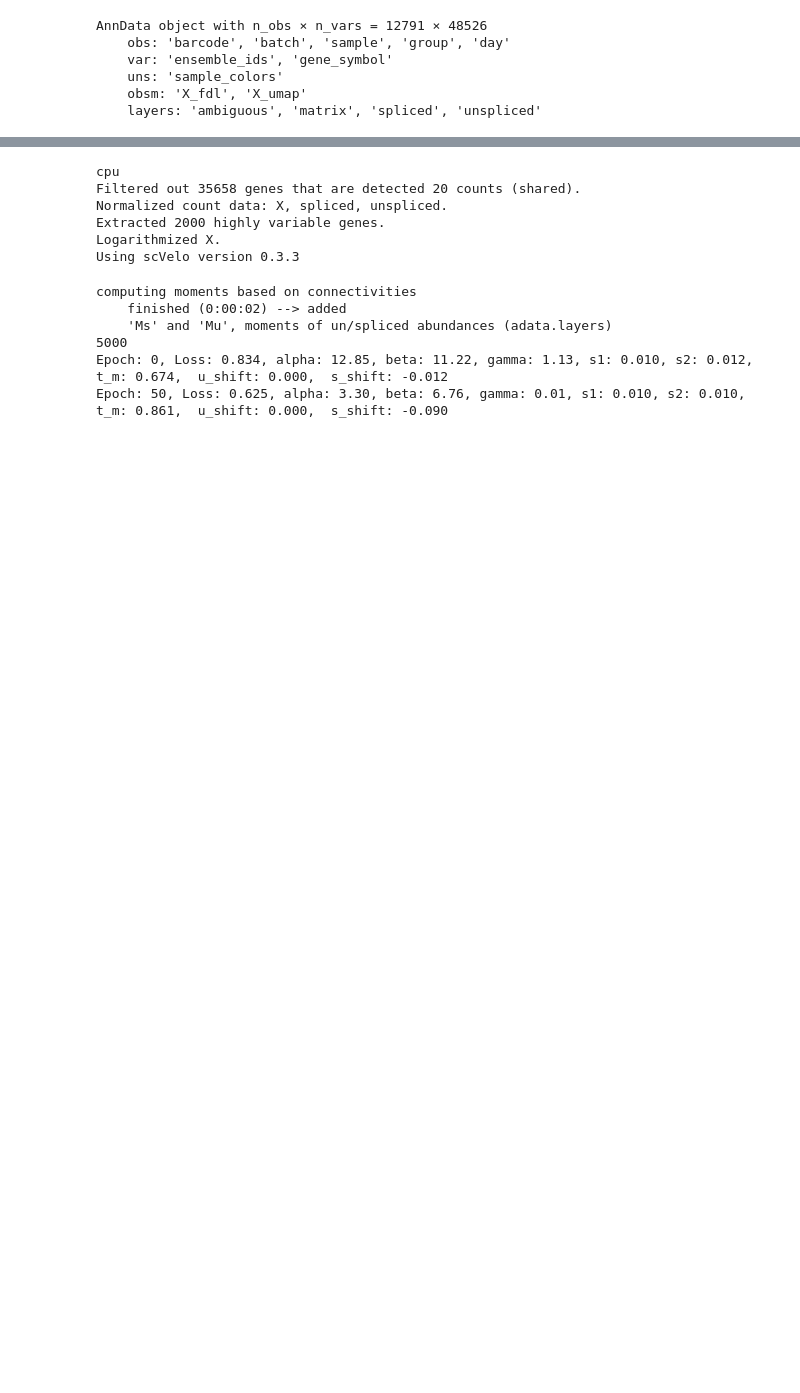
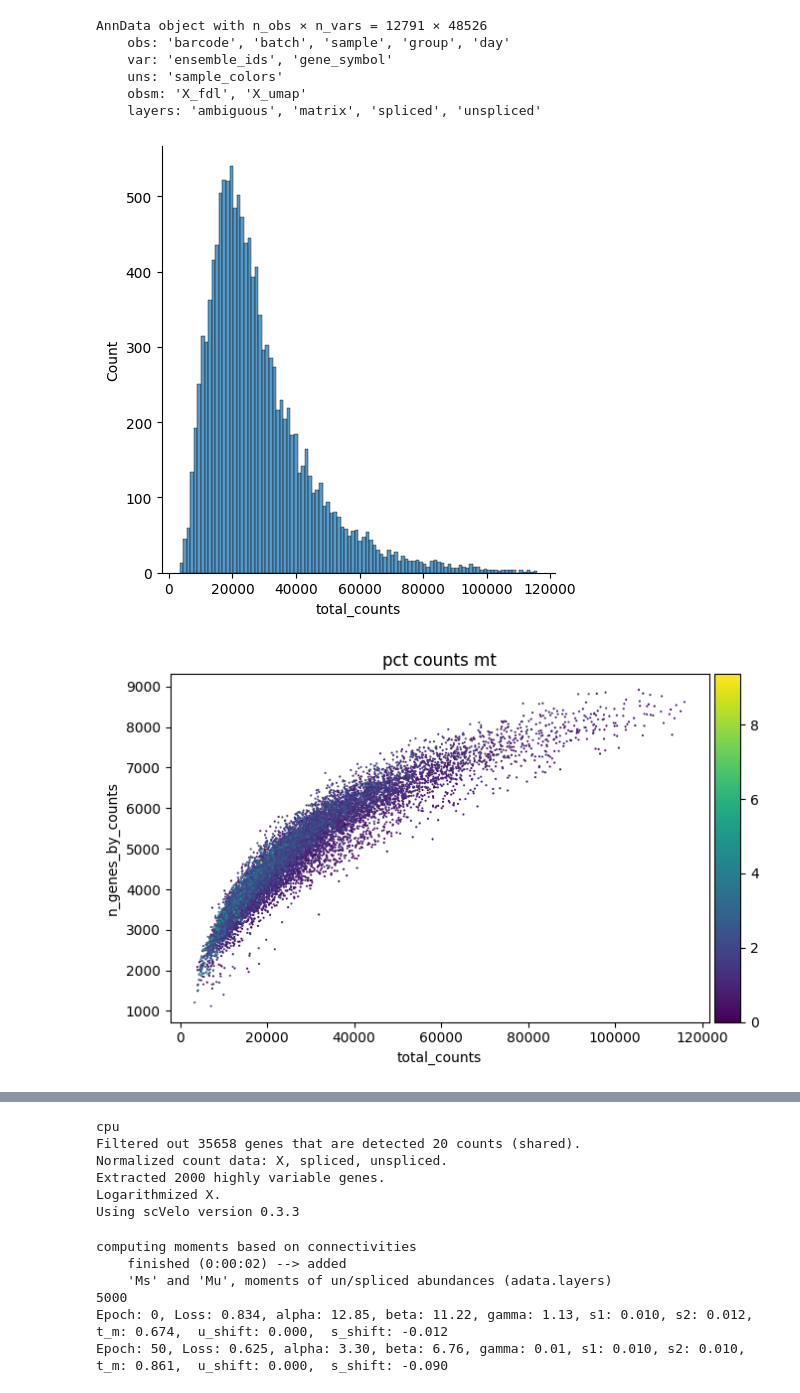
Before and after one commit to logolyte/hic2_masters_project, a Jupyter notebook: SDEvelo.ipynb, the cells around one changed output, grey strips where cells are left out. Cells and saved outputs as stored; diff of their text form; code cells hidden in the pictures; blank space fills up the shorter version.

```diff
--- a/SDEvelo.ipynb
+++ b/SDEvelo.ipynb
@@ -24,3 +27,19 @@ AnnData object with n_obs × n_vars = 12791 × 48526
     uns: 'sample_colors'
     obsm: 'X_fdl', 'X_umap'
     layers: 'ambiguous', 'matrix', 'spliced', 'unspliced'
+# %%
+# Quality control
+
+adata.var["mt"] = adata.var_names.str.startswith("mt-")
+scanpy.pp.calculate_qc_metrics(
+    adata, qc_vars=["mt"], inplace=True, percent_top=[], log1p=False
+)
+
+scanpy.pp.calculate_qc_metrics(
+    adata, inplace=True, percent_top=[], log1p=False
+)
+histogram = seaborn.displot(adata.obs["total_counts"], bins=100, kde=False)
+scatter = scanpy.pl.scatter(adata, "total_counts", "n_genes_by_counts", color="pct_counts_mt")
+# %% [output]
+[figure, added]
+[figure, added]
```
Also changed, not shown: parts of 18 cells of this notebook.
